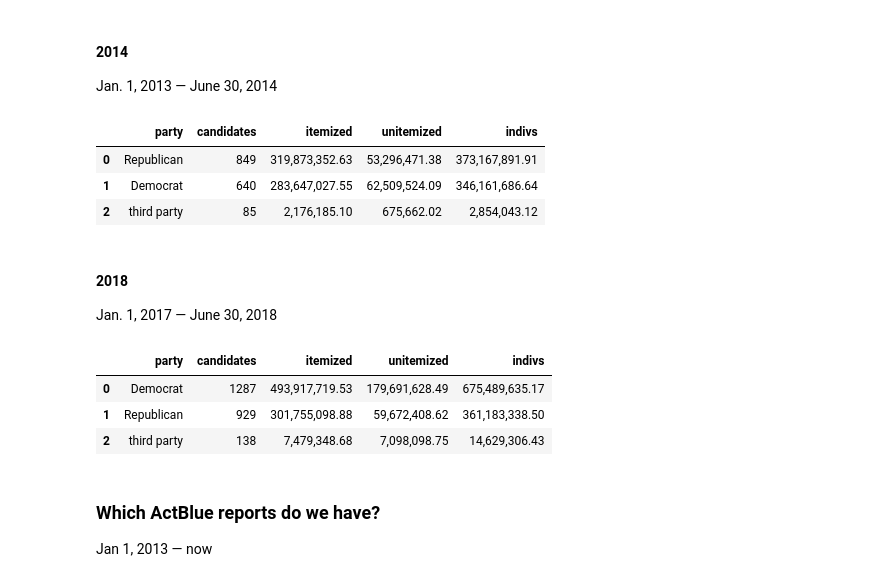
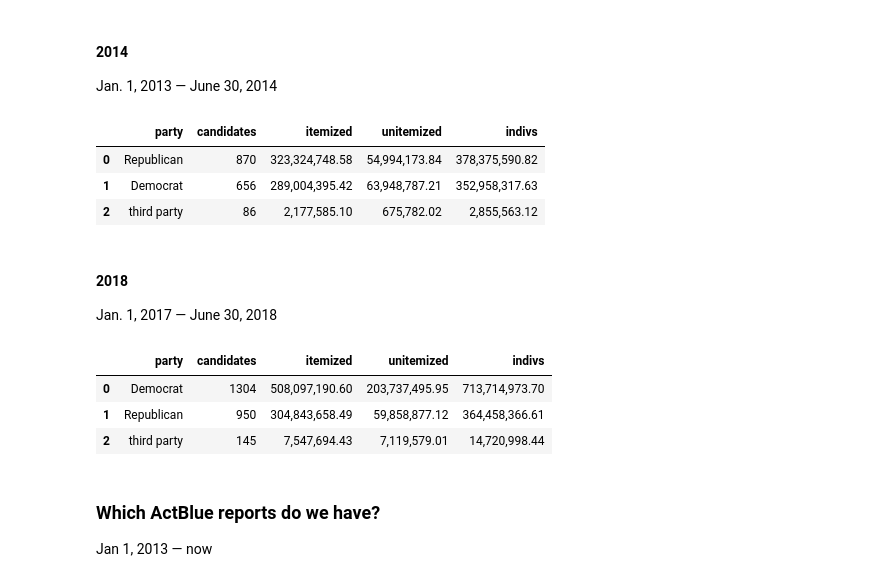
Before and after one commit to PublicI/actblue-analysis, a Jupyter notebook: analysis.ipynb, the cells around one changed output. Drawn from its saved outputs; the diff is of its cells as text; code cells hidden in the pictures.

```diff
--- a/analysis.ipynb
+++ b/analysis.ipynb
@@ -130,7 +130,7 @@ def calc_candidate_unitemized_by_party(cycle):
                                    cand_pcc) *
                FROM fec_candidates
                WHERE
-               cand_election_yr = '{}' AND
+               cand_election_yr IN ('%(year_before)s','%(cycle)s') AND
              cand_pcc IS NOT NULL
                ORDER BY cand_id,
                         cand_pcc) AS cands
@@ -149,39 +149,39 @@ def calc_candidate_unitemized_by_party(cycle):
            UNION SELECT DISTINCT ON (filer_committee_id_number,
                                      coverage_from_date,
                                      coverage_through_date) filing_id,
                                     filer_committee_id_number,
                                     col_a_individual_contributions_itemized,
                                     col_a_individual_contributions_unitemized,
                                     col_a_total_individual_contributions,
                                     col_a_total_receipts,
                                     col_a_total_disbursements,
                                     coverage_from_date,
                                     coverage_through_date
            FROM fec_paper_campaign_summaries
            WHERE col_a_total_individual_contributions IS NOT NULL
            ORDER BY filer_committee_id_number,
                     coverage_through_date,
                     coverage_from_date,
                     filing_id DESC) AS summaries ON cand_pcc = filer_committee_id_number
         WHERE extract(YEAR
-                      FROM coverage_through_date) >= {}
-          AND coverage_through_date <= '{}-06-30'::date
+                      FROM coverage_through_date) >= %(year_before)s
+          AND coverage_through_date <= '%(cycle)s-06-30'::date
           -- AND (col_a_total_receipts > 0
         --       OR col_a_total_disbursements > 0)
         GROUP BY -- cand_office,
                  party
         ORDER BY indivs DESC
-        """.format(cycle,cycle-1,cycle), con=conn)
+        """, con=conn, params={"cycle":cycle,"year_before":cycle-1})
     )
 
 candidate_unitemized_by_party_14 = calc_candidate_unitemized_by_party(2014)
 
 candidate_unitemized_by_party_14
 # %% [output]
 |  | party | candidates | itemized | unitemized | indivs |
-| 0 | Republican | 849 | 319,873,352.63 | 53,296,471.38 | 373,167,891.91 |
-| 1 | Democrat | 640 | 283,647,027.55 | 62,509,524.09 | 346,161,686.64 |
-| 2 | third party | 85 | 2,176,185.10 | 675,662.02 | 2,854,043.12 |
+| 0 | Republican | 870 | 323,324,748.58 | 54,994,173.84 | 378,375,590.82 |
+| 1 | Democrat | 656 | 289,004,395.42 | 63,948,787.21 | 352,958,317.63 |
+| 2 | third party | 86 | 2,177,585.10 | 675,782.02 | 2,855,563.12 |
 # %% [markdown]
 #### 2018
 Jan. 1, 2017 — June 30, 2018
@@ -191,9 +191,9 @@ candidate_unitemized_by_party_18 = calc_candidate_unitemized_by_party(2018)
 candidate_unitemized_by_party_18
 # %% [output]
 |  | party | candidates | itemized | unitemized | indivs |
-| 0 | Democrat | 1287 | 493,917,719.53 | 179,691,628.49 | 675,489,635.17 |
-| 1 | Republican | 929 | 301,755,098.88 | 59,672,408.62 | 361,183,338.50 |
-| 2 | third party | 138 | 7,479,348.68 | 7,098,098.75 | 14,629,306.43 |
+| 0 | Democrat | 1304 | 508,097,190.60 | 203,737,495.95 | 713,714,973.70 |
+| 1 | Republican | 950 | 304,843,658.49 | 59,858,877.12 | 364,458,366.61 |
+| 2 | third party | 145 | 7,547,694.43 | 7,119,579.01 | 14,720,998.44 |
 # %% [markdown]
 ### Which ActBlue reports do we have?
 Jan 1, 2013 — now
```
Also changed, not shown: parts of 14 cells of this notebook, 7 other files.
